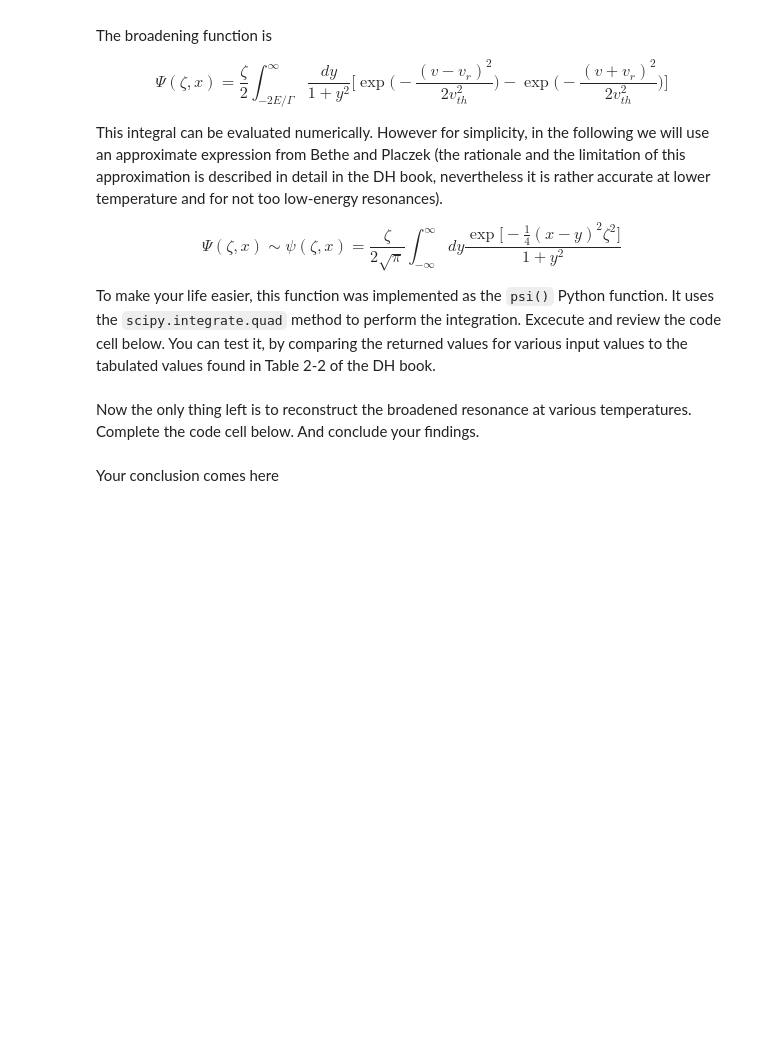
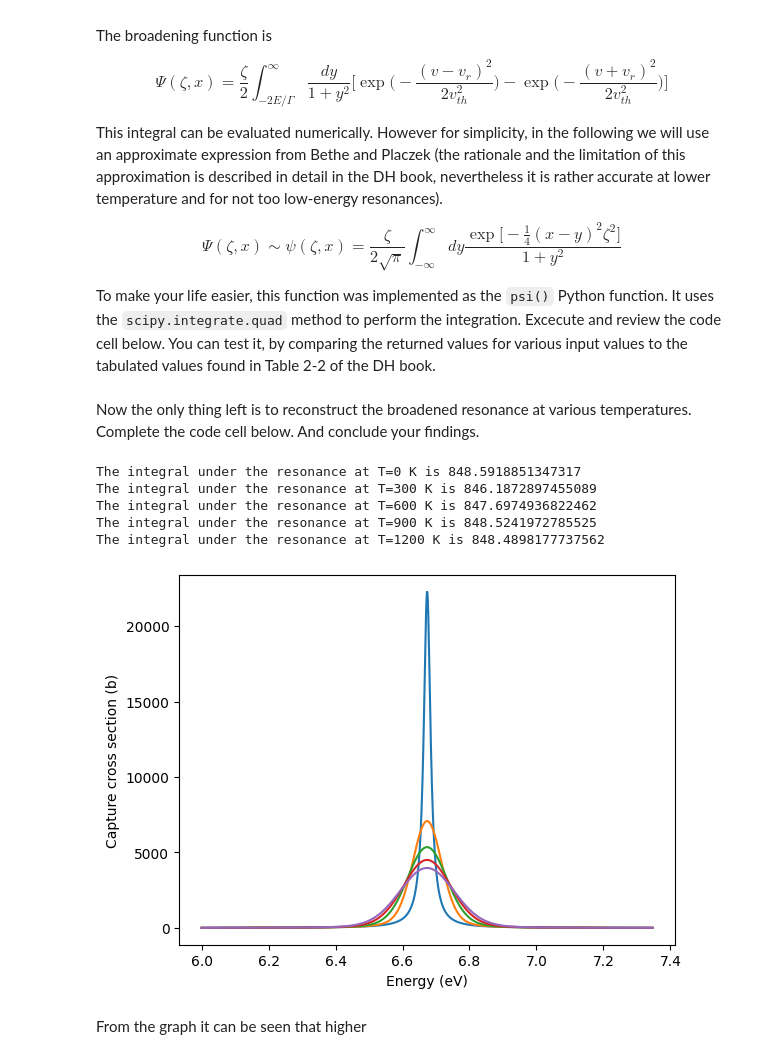
Before and after one commit to AlexHedene/Prog2_Projects, a Jupyter notebook: Reactor_physics/projectReconstruct/ND3_DopplerBroaden.ipynb, the cells around one changed output. Saved outputs shown, nothing was run; the diff lists cells and outputs as text; code cells hidden in the pictures; blank space fills up the shorter version.

```diff
--- a/Reactor_physics/projectReconstruct/ND3_DopplerBroaden.ipynb
+++ b/Reactor_physics/projectReconstruct/ND3_DopplerBroaden.ipynb
@@ -144,19 +152,30 @@ Now the only thing left is to reconstruct the broadened resonance at various tem
 # %%
 plt.figure()
 plt.plot(E,sigma_g_0K,label='T=0 K')
 print('The integral under the resonance at T=0 K is {}'.format(np.trapz(sigma_g_0K,E)))
 
+k_eV = 8.6173333e-5
 for T in [300,600,900,1200]:
 
-    GD=#Doppler width
-    zeta=#zeta parametr
-    x=#x values
-    sigma_g =#broadened cross section
+    GD= np.sqrt(4*E0*k_eV*T/A)#Doppler width
+    zeta= G/ GD #zeta parametr
+    x= 2*(E-E0)/G  #x values
+    psi_vals = psi(zeta, x)
+    sigma_g = sigma_0 * (GG / G) * np.sqrt(E0 / E) * psi_vals #broadened cross section
 
     plt.plot(E,sigma_g,label='T={} K'.format(T))
     print('The integral under the resonance at T={} K is {}'.format(T,np.trapz(sigma_g,E)))
 
+plt.xlabel('Energy (eV)')
+plt.ylabel('Capture cross section (b)')
 plt.legend()
 plt.show()
+# %% [output]
+The integral under the resonance at T=0 K is 848.5918851347317
+The integral under the resonance at T=300 K is 846.1872897455089
+The integral under the resonance at T=600 K is 847.6974936822462
+The integral under the resonance at T=900 K is 848.5241972785525
+The integral under the resonance at T=1200 K is 848.4898177737562
+[figure, added]
-# %% [markdown]
-Your conclusion comes here
+# %% [markdown]
+From the graph it can be seen that higher
```
Also changed, not shown: parts of 3 cells of this notebook, 5 other files.
